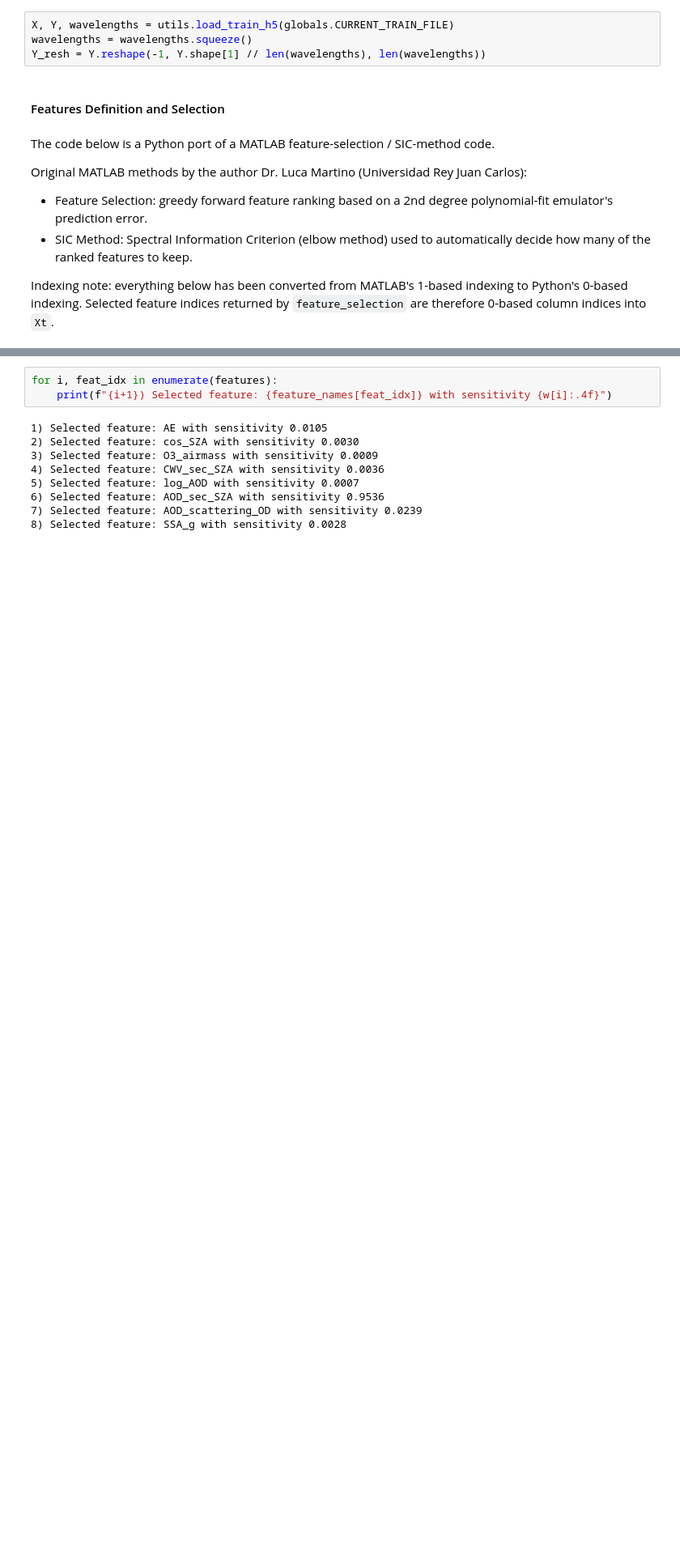
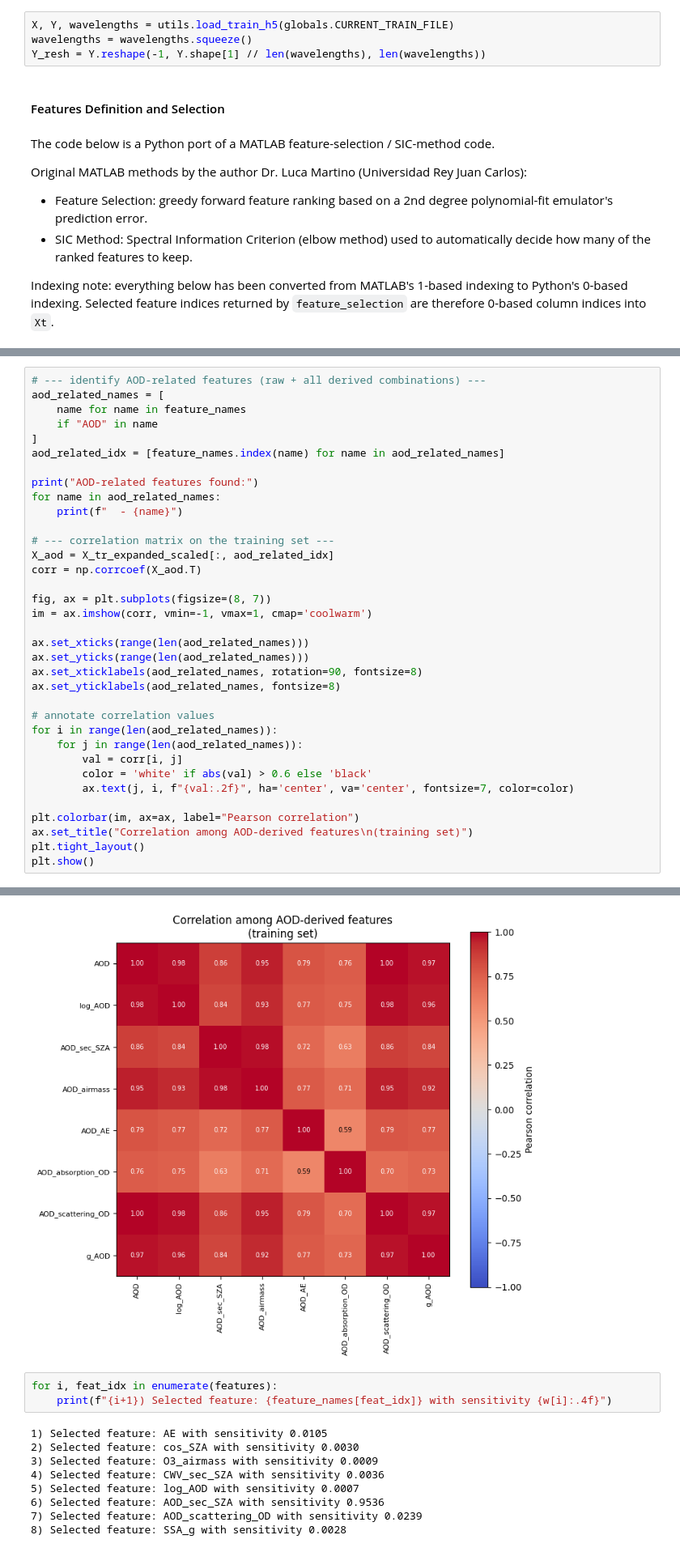
Before and after one commit to Teolul/Masters_Thesis, a Jupyter notebook: nn_feature_selection.ipynb, the cells around one changed output, grey strips where cells are left out. Shown at 81% size. Cells and saved outputs as stored; diff of their text form; blank space fills up the shorter version.

```diff
--- a/nn_feature_selection.ipynb
+++ b/nn_feature_selection.ipynb
@@ -469,0 +609,36 @@ Sensitivities: [0.0105 0.003  0.0009 0.0036 0.0007 0.9536 0.0239 0.0028]
+# %%
+# --- identify AOD-related features (raw + all derived combinations) ---
+aod_related_names = [
+    name for name in feature_names
+    if "AOD" in name
+]
+aod_related_idx = [feature_names.index(name) for name in aod_related_names]
+
+print("AOD-related features found:")
+for name in aod_related_names:
+    print(f"  - {name}")
+
+# --- correlation matrix on the training set ---
+X_aod = X_tr_expanded_scaled[:, aod_related_idx]
+corr = np.corrcoef(X_aod.T)
+
+fig, ax = plt.subplots(figsize=(8, 7))
+im = ax.imshow(corr, vmin=-1, vmax=1, cmap='coolwarm')
+
+ax.set_xticks(range(len(aod_related_names)))
+ax.set_yticks(range(len(aod_related_names)))
+ax.set_xticklabels(aod_related_names, rotation=90, fontsize=8)
+ax.set_yticklabels(aod_related_names, fontsize=8)
+
+# annotate correlation values
+for i in range(len(aod_related_names)):
+    for j in range(len(aod_related_names)):
+        val = corr[i, j]
+        color = 'white' if abs(val) > 0.6 else 'black'
+        ax.text(j, i, f"{val:.2f}", ha='center', va='center', fontsize=7, color=color)
+
+plt.colorbar(im, ax=ax, label="Pearson correlation")
+ax.set_title("Correlation among AOD-derived features\n(training set)")
+plt.tight_layout()
+plt.show()
+# %% [output]
@@ -470,3 +654,4 @@ Sensitivities: [0.0105 0.003  0.0009 0.0036 0.0007 0.9536 0.0239 0.0028]
+[figure, added]
 # %%
 for i, feat_idx in enumerate(features):
     print(f"{i+1}) Selected feature: {feature_names[feat_idx]} with sensitivity {w[i]:.4f}")
```
Also changed, not shown: parts of 6 cells of this notebook, 7 other files.
